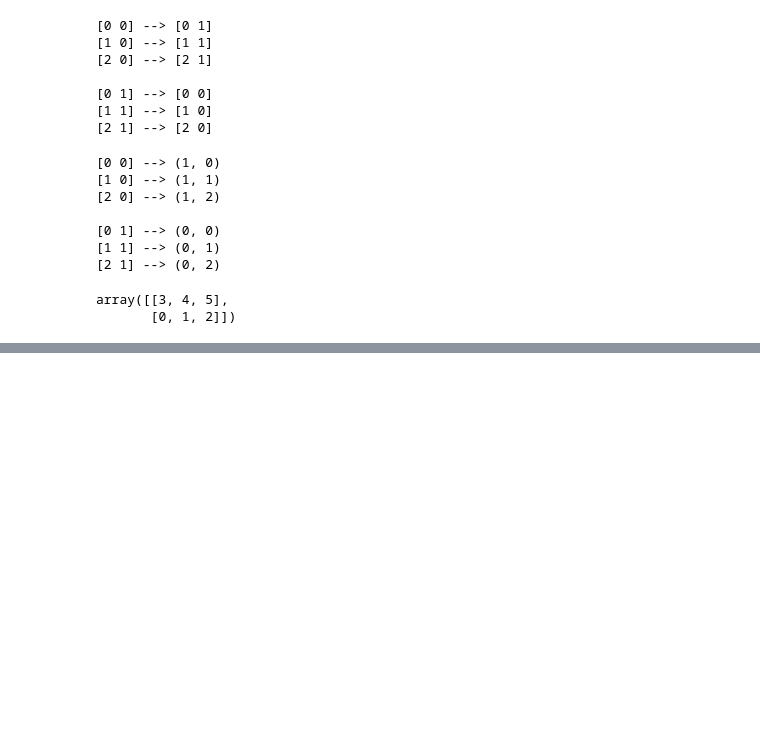
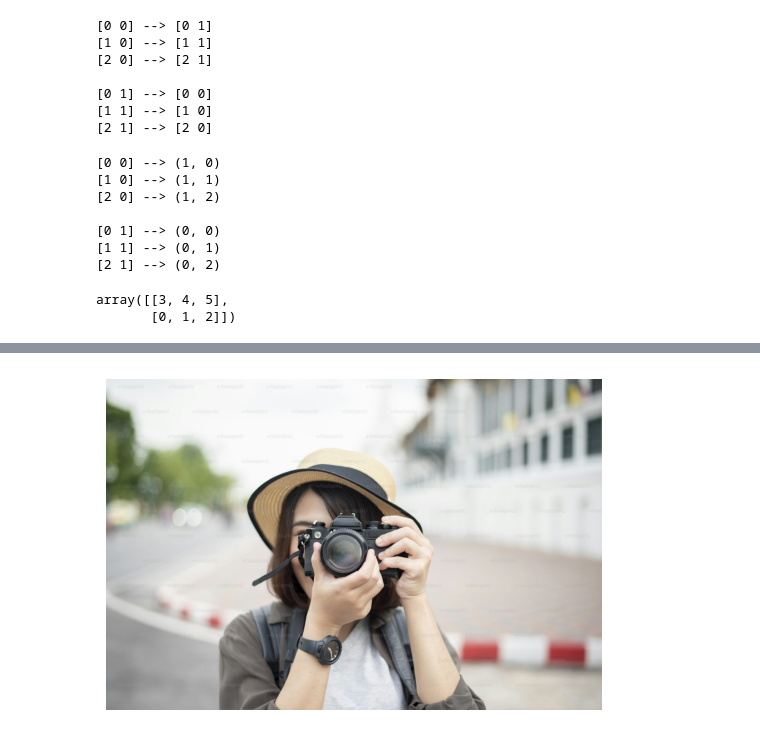
Before and after one commit to HelloNhanPham/Numpy-Project, a Jupyter notebook: module_2_advanced.ipynb, the cells around one changed output, grey strips where cells are left out. Saved outputs shown, nothing was run; the diff lists cells and outputs as text; code cells hidden in the pictures; blank space fills up the shorter version.

```diff
--- a/module_2_advanced.ipynb
+++ b/module_2_advanced.ipynb
@@ -76,0 +124,4 @@ array([[3, 4, 5],
+# %%
+showImage(img[:,::-1,:])
+# %% [output]
+[figure, added]
```
Also changed, not shown: parts of 33 cells of this notebook, 4 other files.
